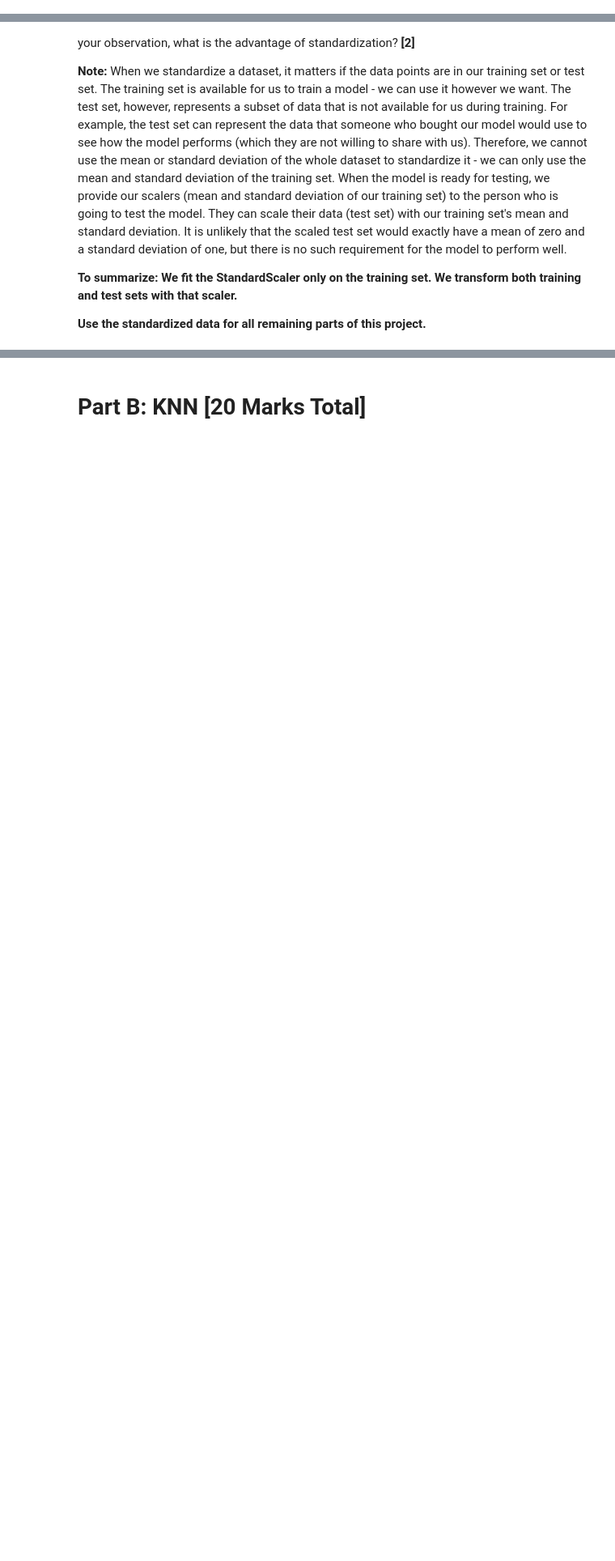
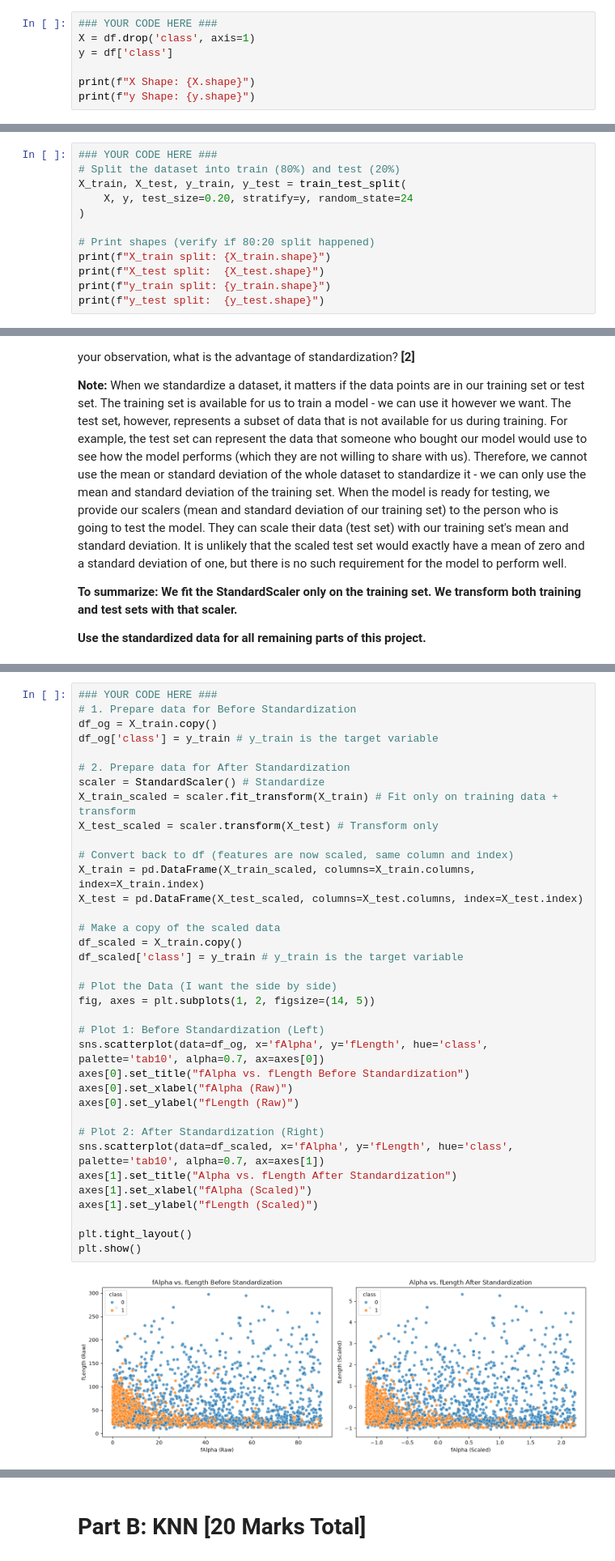
Before and after one commit to AngieCreate/MIE370_Assignment_2, a Jupyter notebook: MIE370_Assignment_2_Classification_and_Ensemble_models.ipynb, the cells around one changed output, grey strips where cells are left out. Shown at 81% size. Saved outputs shown, nothing was run; the diff lists cells and outputs as text; blank space fills up the shorter version.

```diff
--- a/MIE370_Assignment_2_Classification_and_Ensemble_models.ipynb
+++ b/MIE370_Assignment_2_Classification_and_Ensemble_models.ipynb
@@ -154,0 +175,7 @@ Check [this](https://pandas.pydata.org/pandas-docs/stable/reference/api/pandas.D
+# %%
+### YOUR CODE HERE ###
+X = df.drop('class', axis=1)
+y = df['class']
+
+print(f"X Shape: {X.shape}")
+print(f"y Shape: {y.shape}")
@@ -170,0 +214,12 @@ Print the shape of `X` and the number of samples in each class after downsamplin
+# %%
+### YOUR CODE HERE ###
+# Split the dataset into train (80%) and test (20%)
+X_train, X_test, y_train, y_test = train_test_split(
+    X, y, test_size=0.20, stratify=y, random_state=24
+)
+
+# Print shapes (verify if 80:20 split happened)
+print(f"X_train split: {X_train.shape}")
+print(f"X_test split:  {X_test.shape}")
+print(f"y_train split: {y_train.shape}")
+print(f"y_test split:  {y_test.shape}")
@@ -185,0 +244,38 @@ Therefore, we cannot use the mean or standard deviation of the whole dataset to
+# %%
+### YOUR CODE HERE ###
+# 1. Prepare data for Before Standardization
+df_og = X_train.copy()
+df_og['class'] = y_train # y_train is the target variable
+
+# 2. Prepare data for After Standardization
+scaler = StandardScaler() # Standardize
+X_train_scaled = scaler.fit_transform(X_train) # Fit only on training data + transform
+X_test_scaled = scaler.transform(X_test) # Transform only
+
+# Convert back to df (features are now scaled, same column and index)
+X_train = pd.DataFrame(X_train_scaled, columns=X_train.columns, index=X_train.index)
+X_test = pd.DataFrame(X_test_scaled, columns=X_test.columns, index=X_test.index)
+
+# Make a copy of the scaled data
+df_scaled = X_train.copy()
+df_scaled['class'] = y_train # y_train is the target variable
+
+# Plot the Data (I want the side by side)
+fig, axes = plt.subplots(1, 2, figsize=(14, 5))
+
+# Plot 1: Before Standardization (Left)
+sns.scatterplot(data=df_og, x='fAlpha', y='fLength', hue='class', palette='tab10', alpha=0.7, ax=axes[0])
+axes[0].set_title("fAlpha vs. fLength Before Standardization")
+axes[0].set_xlabel("fAlpha (Raw)")
+axes[0].set_ylabel("fLength (Raw)")
+
+# Plot 2: After Standardization (Right)
+sns.scatterplot(data=df_scaled, x='fAlpha', y='fLength', hue='class', palette='tab10', alpha=0.7, ax=axes[1])
+axes[1].set_title("Alpha vs. fLength After Standardization")
+axes[1].set_xlabel("fAlpha (Scaled)")
+axes[1].set_ylabel("fLength (Scaled)")
+
+plt.tight_layout()
+plt.show()
+# %% [output]
+[figure, added]
```
Also changed, not shown: parts of 21 cells of this notebook.
